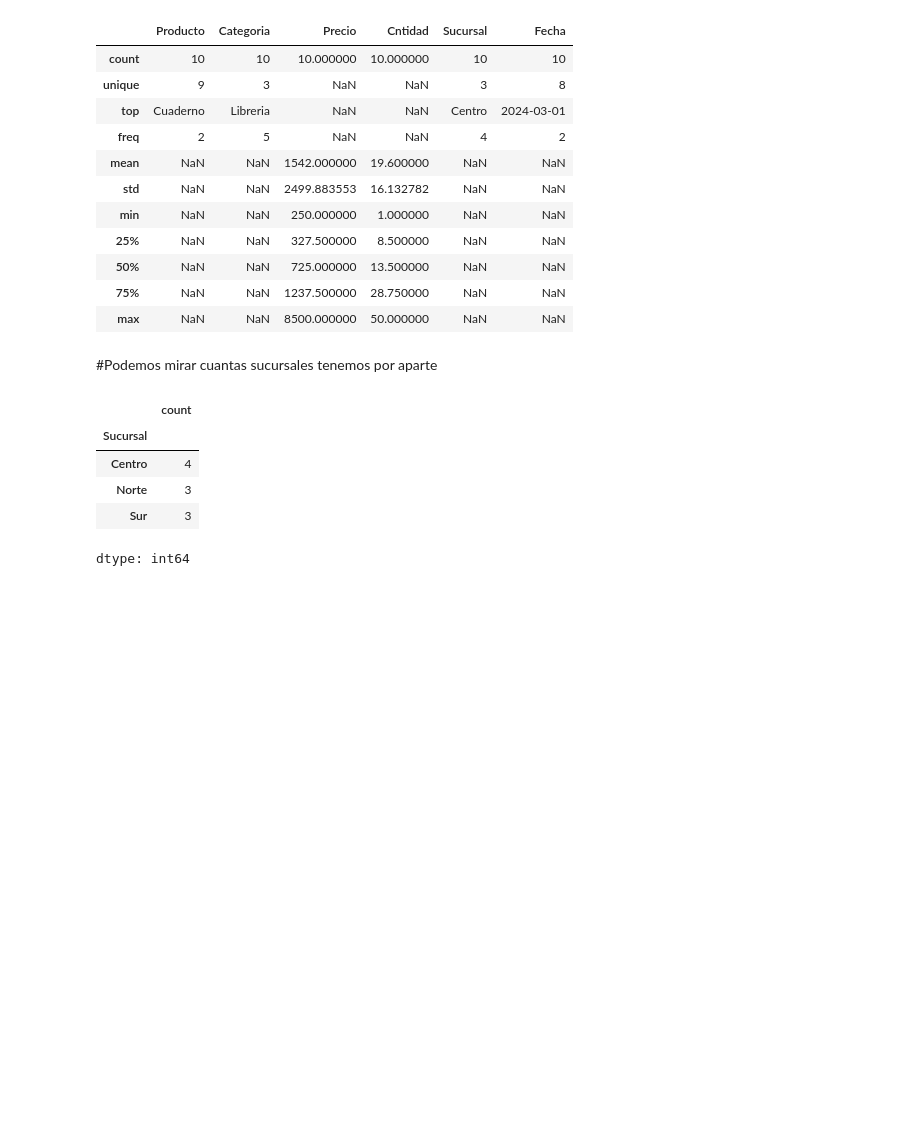
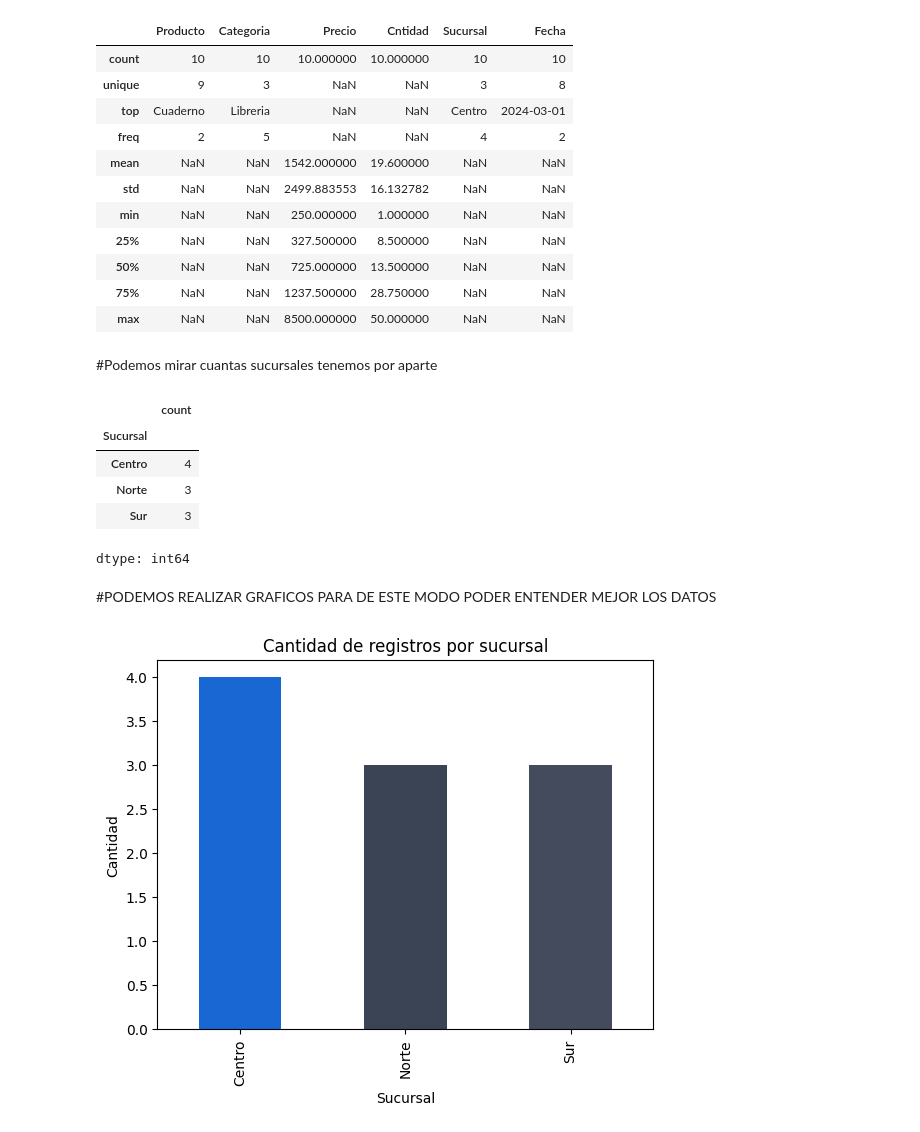
Before and after one commit to Nicacio8996/ciencia-de-datos-clases, a Jupyter notebook: RepasoClase2CienciaDeDatos_14_10_2026.ipynb, the cells around one changed output. Saved outputs shown, nothing was run; the diff lists cells and outputs as text; code cells hidden in the pictures; blank space fills up the shorter version.

Commit message:
Actualización clase 2 con grafico

```diff
--- a/RepasoClase2CienciaDeDatos_14_10_2026.ipynb
+++ b/RepasoClase2CienciaDeDatos_14_10_2026.ipynb
@@ -195,3 +195,23 @@ df["Sucursal"].value_counts()
 | Norte | 3 |
 | Sur | 3 |
 dtype: int64
+# %% [markdown]
+#PODEMOS REALIZAR GRAFICOS PARA DE ESTE MODO PODER ENTENDER MEJOR LOS DATOS
+# %%
+import matplotlib.pyplot as plt
+
+# 1. Obtener los datos de conteo por sucursal
+conteo_sucursales = df["Sucursal"].value_counts()
+
+# 2. Crear un gráfico de barras
+conteo_sucursales.plot(kind = 'bar', color = ['#1967D2', '#3B4455', '#434B5C'])
+
+# 3. Agregamos titulos y etiquetas (¡ Muy imortante para que se entienda !)
+plt.title('Cantidad de registros por sucursal')
+plt.xlabel('Sucursal')
+plt.ylabel('Cantidad')
+
+# 4. Mostrar el Grafico Limpio
+plt.show()
+# %% [output]
+[figure, added]
```
